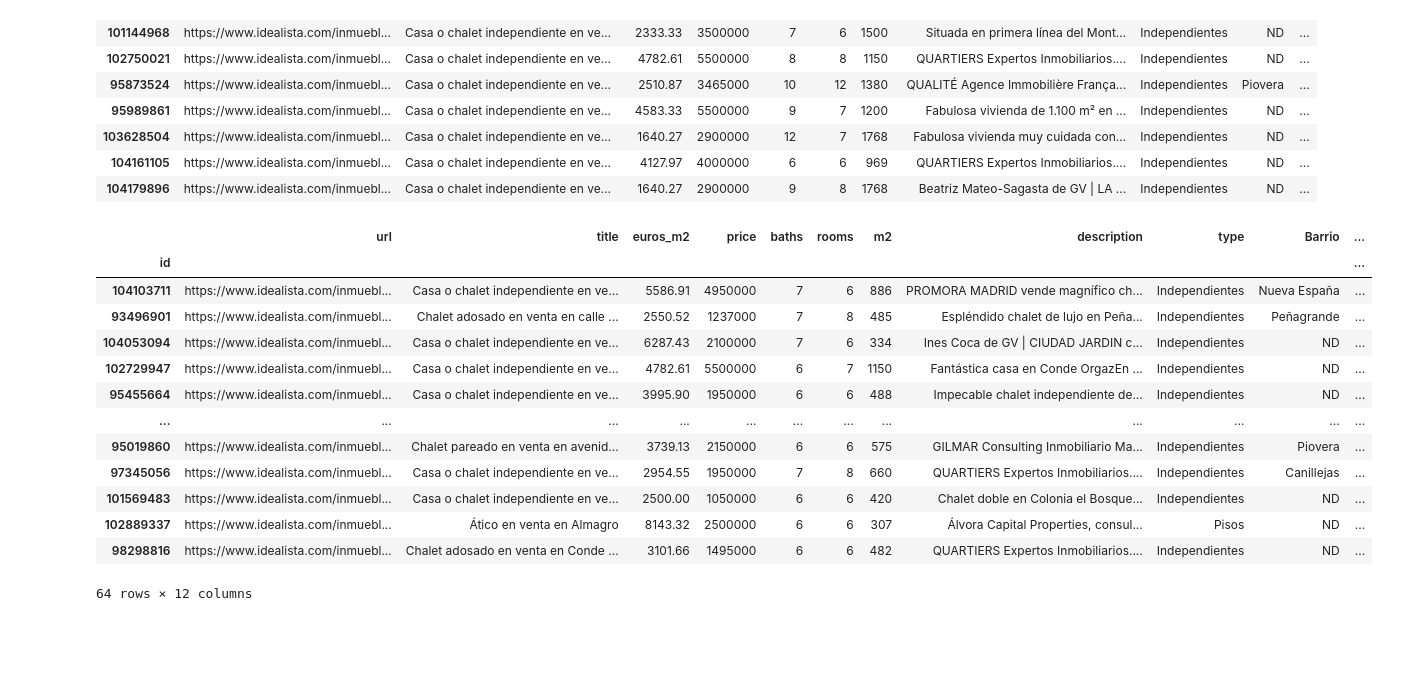
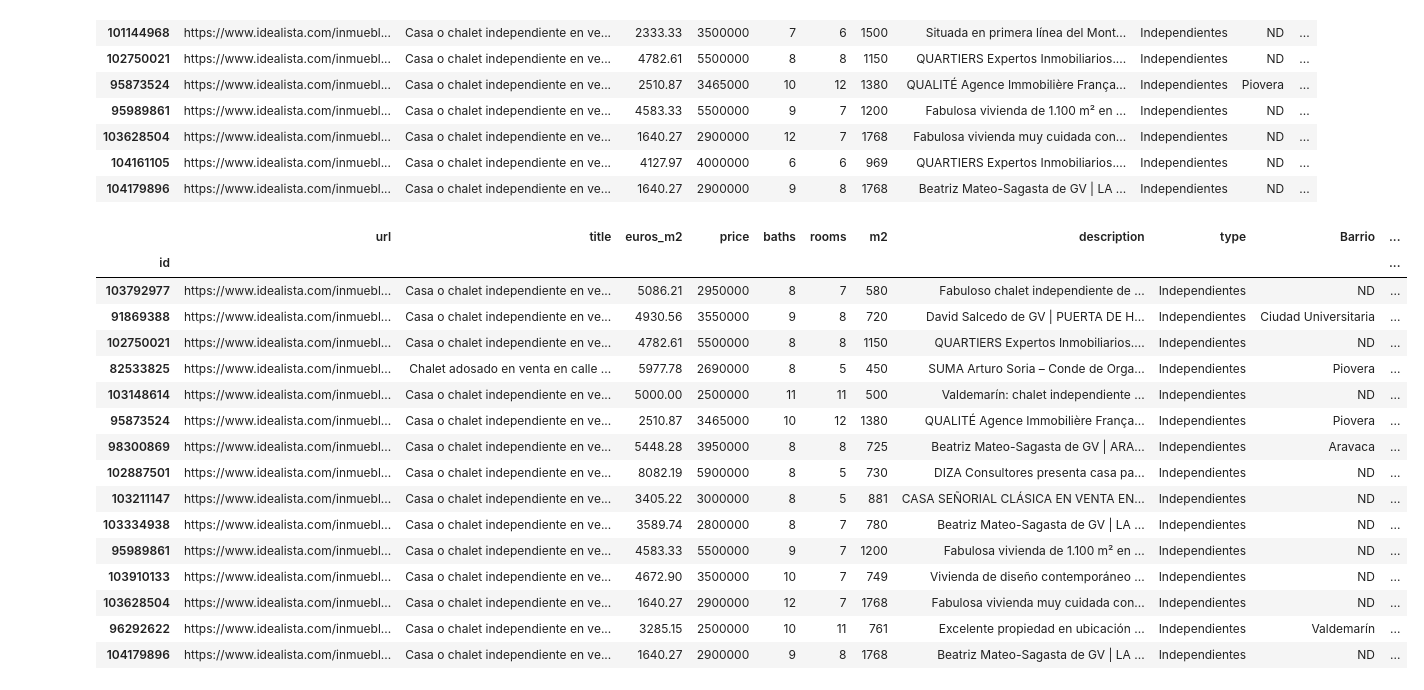
Before and after one commit to angelgvill/DS_Analisis_Datos, a Jupyter notebook: notebooks/02_Analisis_exploratorio.ipynb, the cells around one changed output. Saved outputs shown, nothing was run; the diff lists cells and outputs as text; code cells hidden in the pictures; blank space fills up the shorter version.

```diff
--- a/notebooks/02_Analisis_exploratorio.ipynb
+++ b/notebooks/02_Analisis_exploratorio.ipynb
@@ -908,20 +904,23 @@ filtrado_raros
 | 104179896 | https://www.idealista.com/inmuebl... | Casa o chalet independiente en ve... | 1640.27 | 2900000 | 9 | 8 | 1768 | Beatriz Mateo-Sagasta de GV | LA ... | Independientes | ND | ... |
 # %%
 # Filtrar inmuebles con m2 >= 1000
-filtrado_raros = df[df['baths'] >= 6]
+filtrado_raros = df[df['baths'] >= 8]
 filtrado_raros
 # %% [output]
 |  | url | title | euros_m2 | price | baths | rooms | m2 | description | type | Barrio | ... |
 | id |  |  |  |  |  |  |  |  |  |  | ... |
-| 104103711 | https://www.idealista.com/inmuebl... | Casa o chalet independiente en ve... | 5586.91 | 4950000 | 7 | 6 | 886 | PROMORA MADRID vende magnífico ch... | Independientes | Nueva España | ... |
-| 93496901 | https://www.idealista.com/inmuebl... | Chalet adosado en venta en calle ... | 2550.52 | 1237000 | 7 | 8 | 485 | Espléndido chalet de lujo en Peña... | Independientes | Peñagrande | ... |
-| 104053094 | https://www.idealista.com/inmuebl... | Casa o chalet independiente en ve... | 6287.43 | 2100000 | 7 | 6 | 334 | Ines Coca de GV | CIUDAD JARDIN c... | Independientes | ND | ... |
-| 102729947 | https://www.idealista.com/inmuebl... | Casa o chalet independiente en ve... | 4782.61 | 5500000 | 6 | 7 | 1150 | Fantástica casa en Conde OrgazEn ... | Independientes | ND | ... |
-| 95455664 | https://www.idealista.com/inmuebl... | Casa o chalet independiente en ve... | 3995.90 | 1950000 | 6 | 6 | 488 | Impecable chalet independiente de... | Independientes | ND | ... |
-| ... | ... | ... | ... | ... | ... | ... | ... | ... | ... | ... | ... |
-| 95019860 | https://www.idealista.com/inmuebl... | Chalet pareado en venta en avenid... | 3739.13 | 2150000 | 6 | 6 | 575 | GILMAR Consulting Inmobiliario Ma... | Independientes | Piovera | ... |
-| 97345056 | https://www.idealista.com/inmuebl... | Casa o chalet independiente en ve... | 2954.55 | 1950000 | 7 | 8 | 660 | QUARTIERS Expertos Inmobiliarios.... | Independientes | Canillejas | ... |
-| 101569483 | https://www.idealista.com/inmuebl... | Casa o chalet independiente en ve... | 2500.00 | 1050000 | 6 | 6 | 420 | Chalet doble en Colonia el Bosque... | Independientes | ND | ... |
-| 102889337 | https://www.idealista.com/inmuebl... | Ático en venta en Almagro | 8143.32 | 2500000 | 6 | 6 | 307 | Álvora Capital Properties, consul... | Pisos | ND | ... |
-| 98298816 | https://www.idealista.com/inmuebl... | Chalet adosado en venta en Conde ... | 3101.66 | 1495000 | 6 | 6 | 482 | QUARTIERS Expertos Inmobiliarios.... | Independientes | ND | ... |
+| 103792977 | https://www.idealista.com/inmuebl... | Casa o chalet independiente en ve... | 5086.21 | 2950000 | 8 | 7 | 580 | Fabuloso chalet independiente de ... | Independientes | ND | ... |
+| 91869388 | https://www.idealista.com/inmuebl... | Casa o chalet independiente en ve... | 4930.56 | 3550000 | 9 | 8 | 720 | David Salcedo de GV | PUERTA DE H... | Independientes | Ciudad Universitaria | ... |
+| 102750021 | https://www.idealista.com/inmuebl... | Casa o chalet independiente en ve... | 4782.61 | 5500000 | 8 | 8 | 1150 | QUARTIERS Expertos Inmobiliarios.... | Independientes | ND | ... |
+| 82533825 | https://www.idealista.com/inmuebl... | Chalet adosado en venta en calle ... | 5977.78 | 2690000 | 8 | 5 | 450 | SUMA Arturo Soria – Conde de Orga... | Independientes | Piovera | ... |
+| 103148614 | https://www.idealista.com/inmuebl... | Casa o chalet independiente en ve... | 5000.00 | 2500000 | 11 | 11 | 500 | Valdemarín: chalet independiente ... | Independientes | ND | ... |
+| 95873524 | https://www.idealista.com/inmuebl... | Casa o chalet independiente en ve... | 2510.87 | 3465000 | 10 | 12 | 1380 | QUALITÉ Agence Immobilière França... | Independientes | Piovera | ... |
+| 98300869 | https://www.idealista.com/inmuebl... | Casa o chalet independiente en ve... | 5448.28 | 3950000 | 8 | 8 | 725 | Beatriz Mateo-Sagasta de GV | ARA... | Independientes | Aravaca | ... |
+| 102887501 | https://www.idealista.com/inmuebl... | Casa o chalet independiente en ve... | 8082.19 | 5900000 | 8 | 5 | 730 | DIZA Consultores presenta casa pa... | Independientes | ND | ... |
+| 103211147 | https://www.idealista.com/inmuebl... | Casa o chalet independiente en ve... | 3405.22 | 3000000 | 8 | 5 | 881 | CASA SEÑORIAL CLÁSICA EN VENTA EN... | Independientes | ND | ... |
+| 103334938 | https://www.idealista.com/inmuebl... | Casa o chalet independiente en ve... | 3589.74 | 2800000 | 8 | 7 | 780 | Beatriz Mateo-Sagasta de GV | LA ... | Independientes | ND | ... |
+| 95989861 | https://www.idealista.com/inmuebl... | Casa o chalet independiente en ve... | 4583.33 | 5500000 | 9 | 7 | 1200 | Fabulosa vivienda de 1.100 m² en ... | Independientes | ND | ... |
+| 103910133 | https://www.idealista.com/inmuebl... | Casa o chalet independiente en ve... | 4672.90 | 3500000 | 10 | 7 | 749 | Vivienda de diseño contemporáneo ... | Independientes | ND | ... |
+| 103628504 | https://www.idealista.com/inmuebl... | Casa o chalet independiente en ve... | 1640.27 | 2900000 | 12 | 7 | 1768 | Fabulosa vivienda muy cuidada con... | Independientes | ND | ... |
+| 96292622 | https://www.idealista.com/inmuebl... | Casa o chalet independiente en ve... | 3285.15 | 2500000 | 10 | 11 | 761 | Excelente propiedad en ubicación ... | Independientes | Valdemarín | ... |
+| 104179896 | https://www.idealista.com/inmuebl... | Casa o chalet independiente en ve... | 1640.27 | 2900000 | 9 | 8 | 1768 | Beatriz Mateo-Sagasta de GV | LA ... | Independientes | ND | ... |
-64 rows × 12 columns
```
Also changed, not shown: parts of 14 cells of this notebook, 2 other files.
